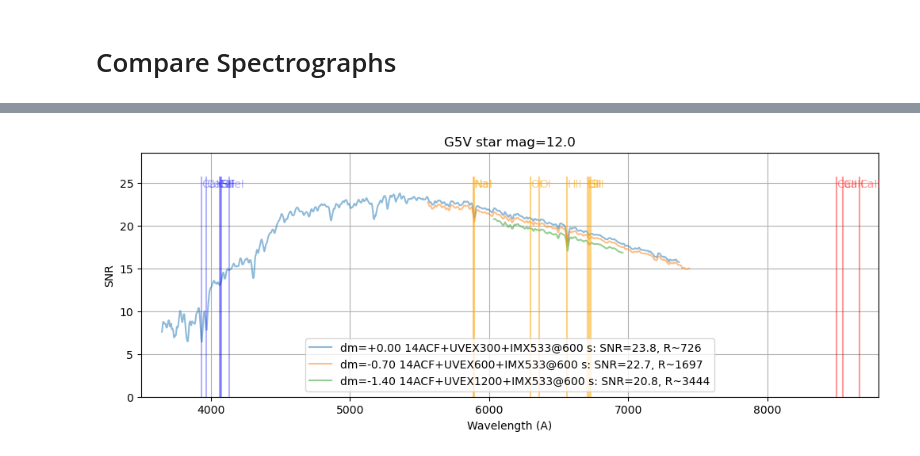
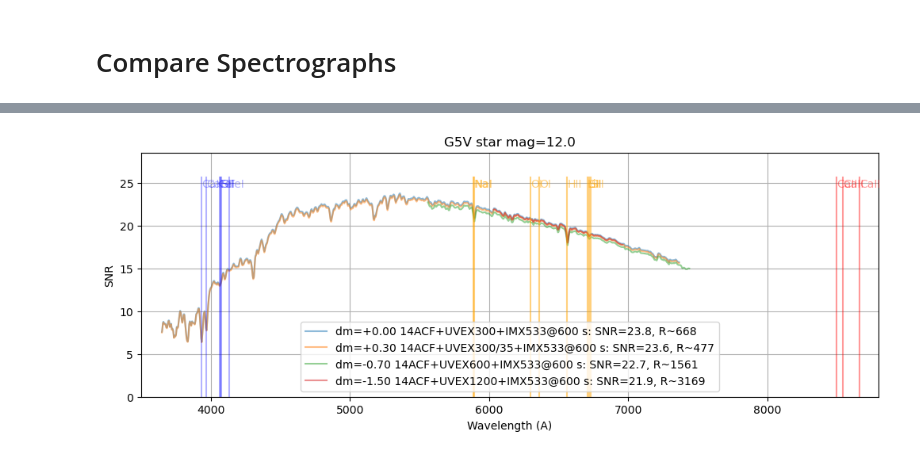
Before and after one commit to joshwalawender/SpecETC, a Jupyter notebook: Sandbox.ipynb, the cells around one changed output, grey strips where cells are left out. Saved outputs shown, nothing was run; the diff lists cells and outputs as text; code cells hidden in the pictures.

```diff
--- a/Sandbox.ipynb
+++ b/Sandbox.ipynb
@@ -127,8 +113,9 @@ WARNING: Source spectrum will be evaluated outside pre-defined waveset. [synphot
 # Compare Spectrographs
 # %%
 instrumentation = [(ACF14, UVEX300, IMX533, 600*u.second, 0.0),
+                   (ACF14, UVEX300_35, IMX533, 600*u.second, +0.3),
                    (ACF14, UVEX600, IMX533, 600*u.second, -0.70),
-                   (ACF14, UVEX1200, IMX533, 600*u.second, -1.40),
+                   (ACF14, UVEX1200, IMX533, 600*u.second, -1.50),
                    ]
 compare_instrumentation(instrumentation)
 # %% [output]
@@ -138 +126 @@ WARNING: Source spectrum will be evaluated outside pre-defined waveset. [synphot
-[figure, old version]
+[figure, new version]
```
Also changed, not shown: parts of 7 cells of this notebook.
